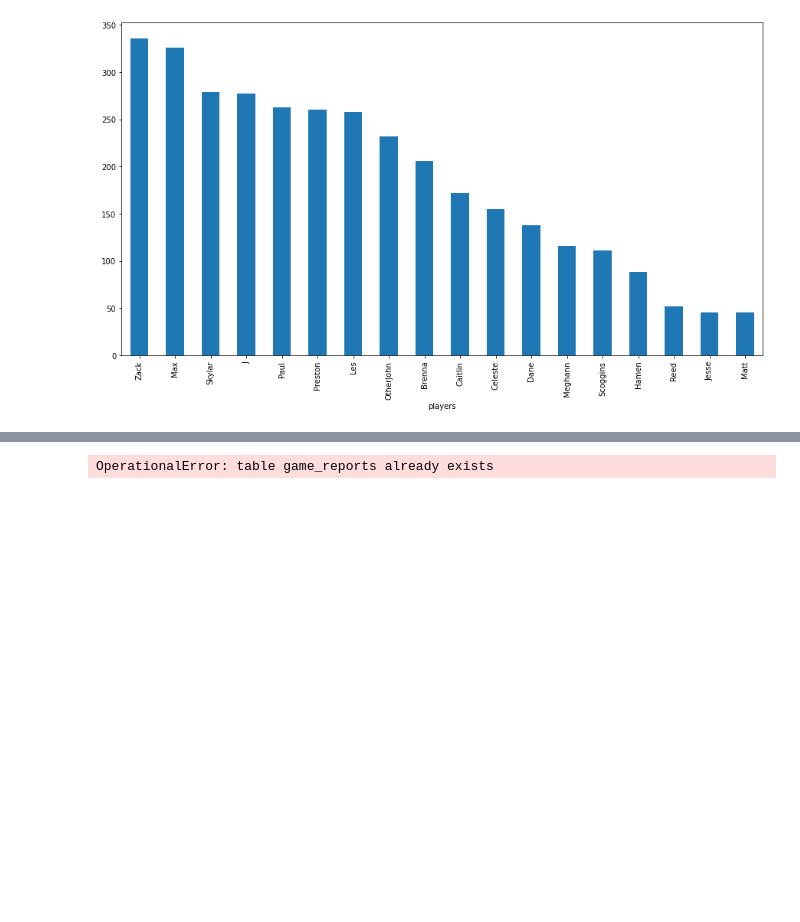
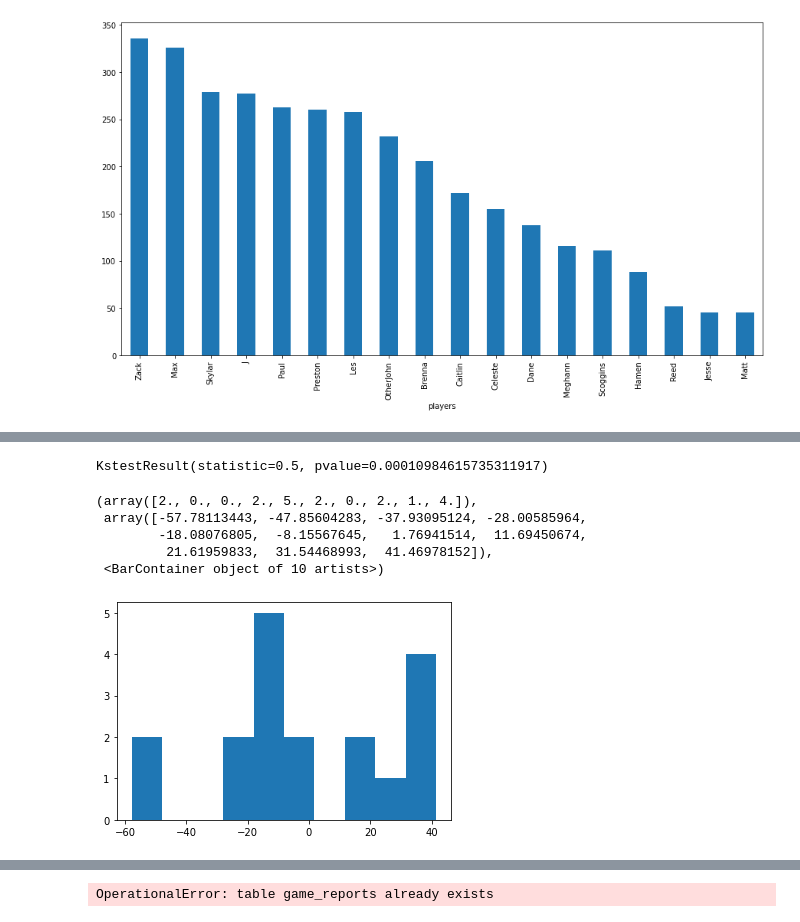
Before and after one commit to skylarenglish/boardgame-monitor, a Jupyter notebook: explore.ipynb, the cells around one changed output, grey strips where cells are left out. Drawn from its saved outputs; the diff is of its cells as text; code cells hidden in the pictures; blank space fills up the shorter version.

```diff
--- a/explore.ipynb
+++ b/explore.ipynb
@@ -105,0 +150,16 @@ ranking = player_games_df.groupby('players')['score'].sum().sort_values(ascendin
+# %%
+import scipy.stats as st
+rng = np.random.default_rng()
+st.kstest(y-model.predict(x.reshape(-1,1)),
+             st.norm.cdf)
+# %% [output]
+KstestResult(statistic=0.5, pvalue=0.00010984615735311917)
+# %%
+plt.hist(y-model.predict(x.reshape(-1,1)))
+# %% [output]
+(array([2., 0., 0., 2., 5., 2., 0., 2., 1., 4.]),
+ array([-57.78113443, -47.85604283, -37.93095124, -28.00585964,
+        -18.08076805,  -8.15567645,   1.76941514,  11.69450674,
+         21.61959833,  31.54468993,  41.46978152]),
+ <BarContainer object of 10 artists>)
+[figure, added]
```
Also changed, not shown: parts of 11 cells of this notebook, 1 other file.
